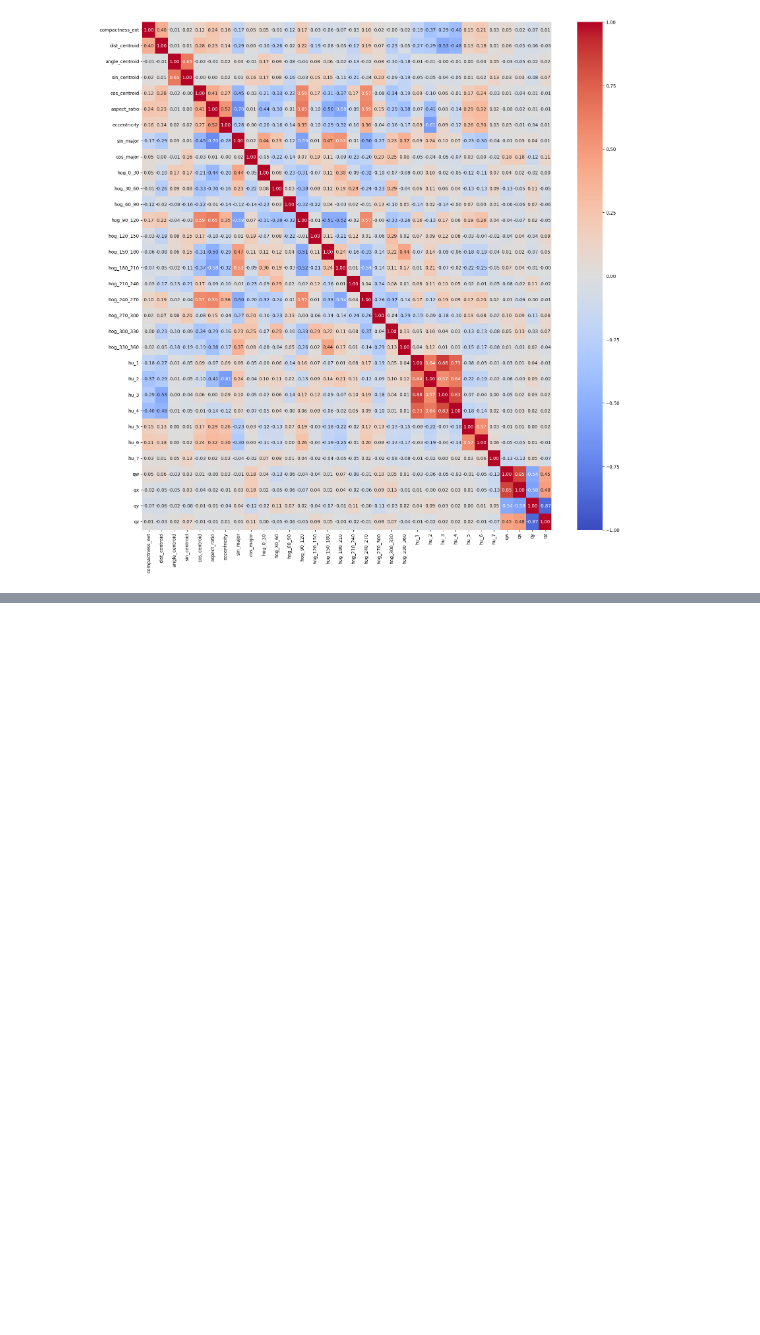
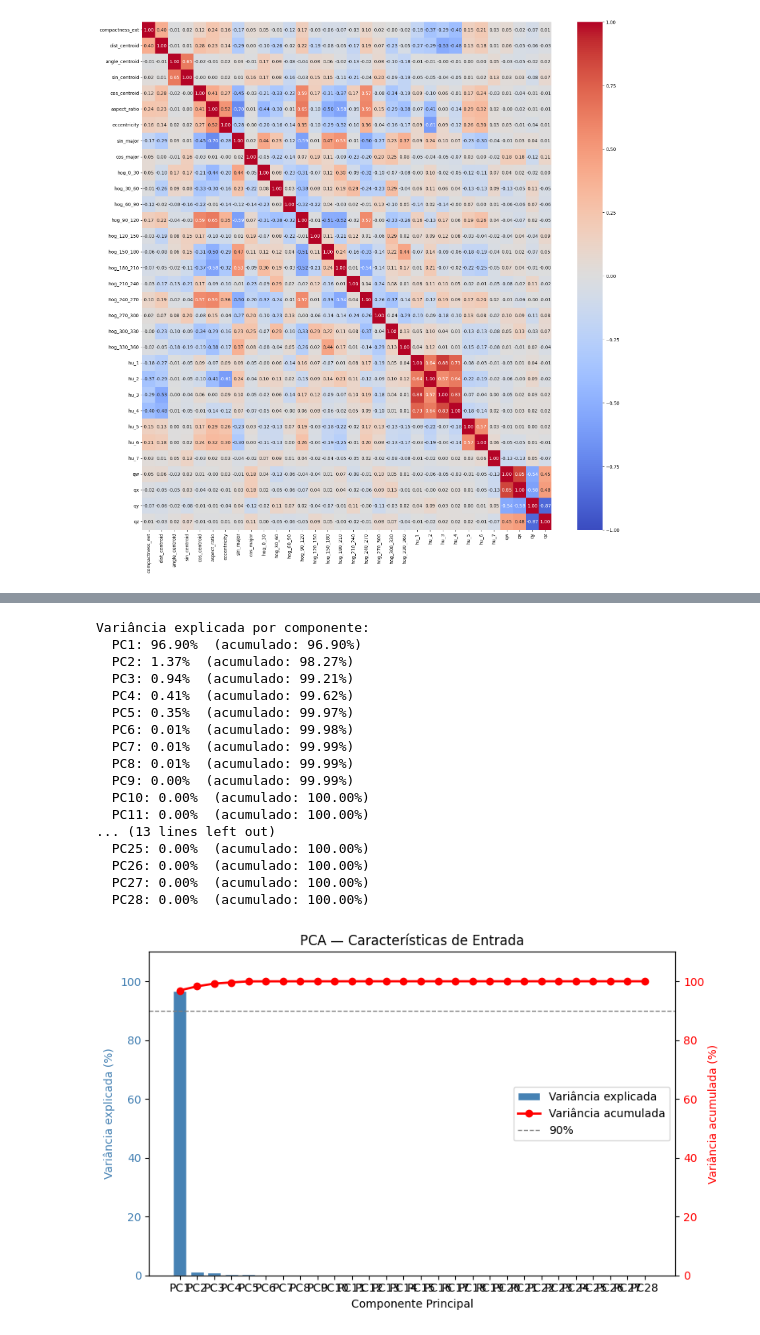
Before and after one commit to Caetani/object-orientation-estimation-through-extracted-features, a Jupyter notebook: src/models/neural_network/data_analysis.ipynb, the cells around one changed output, grey strips where cells are left out. Cells and saved outputs as stored; diff of their text form; code cells hidden in the pictures; blank space fills up the shorter version.

Commit message:
Updating NN data analysis

```diff
--- a/src/models/neural_network/data_analysis.ipynb
+++ b/src/models/neural_network/data_analysis.ipynb
@@ -86,0 +66,57 @@ corr_matrix
+# %%
+from sklearn.decomposition import PCA
+
+pca_df = original_df.copy(deep=True)
+pca = PCA()
+pca_df[X_cols] = pd.DataFrame(pca.fit_transform(original_df[X_cols]), columns=X_cols)
+# %%
+explained     = pca.explained_variance_ratio_
+explained_cum = np.cumsum(explained)
+pc_labels     = [f'PC{i+1}' for i in range(len(X_cols))]
+
+print('Variância explicada por componente:')
+for label, var, cum in zip(pc_labels, explained, explained_cum):
+    print(f'  {label}: {var*100:.2f}%  (acumulado: {cum*100:.2f}%)')
+
+fig, ax1 = plt.subplots(figsize=(8, 5))
+
+ax1.bar(pc_labels, explained * 100, color='steelblue', edgecolor='white', label='Variância explicada')
+ax1.set_xlabel('Componente Principal')
+ax1.set_ylabel('Variância explicada (%)', color='steelblue')
+ax1.tick_params(axis='y', labelcolor='steelblue')
+ax1.set_ylim(0, 110)
+
+ax2 = ax1.twinx()
+ax2.plot(pc_labels, explained_cum * 100, color='red', marker='o', linewidth=2, label='Variância acumulada')
+ax2.axhline(90, color='gray', linestyle='--', linewidth=1, label='90%')
+ax2.set_ylabel('Variância acumulada (%)', color='red')
+ax2.tick_params(axis='y', labelcolor='red')
+ax2.set_ylim(0, 110)
+
+lines1, labels1 = ax1.get_legend_handles_labels()
+lines2, labels2 = ax2.get_legend_handles_labels()
+ax1.legend(lines1 + lines2, labels1 + labels2, loc='center right')
+
+plt.title('PCA — Características de Entrada')
+plt.tight_layout()
+plt.savefig('../../../results/neural_networks/pca_components.png', dpi=150, bbox_inches='tight')
+plt.show()
+# %% [output]
+Variância explicada por componente:
+  PC1: 96.90%  (acumulado: 96.90%)
+  PC2: 1.37%  (acumulado: 98.27%)
+  PC3: 0.94%  (acumulado: 99.21%)
+  PC4: 0.41%  (acumulado: 99.62%)
+  PC5: 0.35%  (acumulado: 99.97%)
+  PC6: 0.01%  (acumulado: 99.98%)
+  PC7: 0.01%  (acumulado: 99.99%)
+  PC8: 0.01%  (acumulado: 99.99%)
+  PC9: 0.00%  (acumulado: 99.99%)
+  PC10: 0.00%  (acumulado: 100.00%)
+  PC11: 0.00%  (acumulado: 100.00%)
+... (13 lines left out)
+  PC25: 0.00%  (acumulado: 100.00%)
+  PC26: 0.00%  (acumulado: 100.00%)
+  PC27: 0.00%  (acumulado: 100.00%)
+  PC28: 0.00%  (acumulado: 100.00%)
+[figure, added]
```
Also changed, not shown: parts of 1 cell of this notebook, 3 other files.
